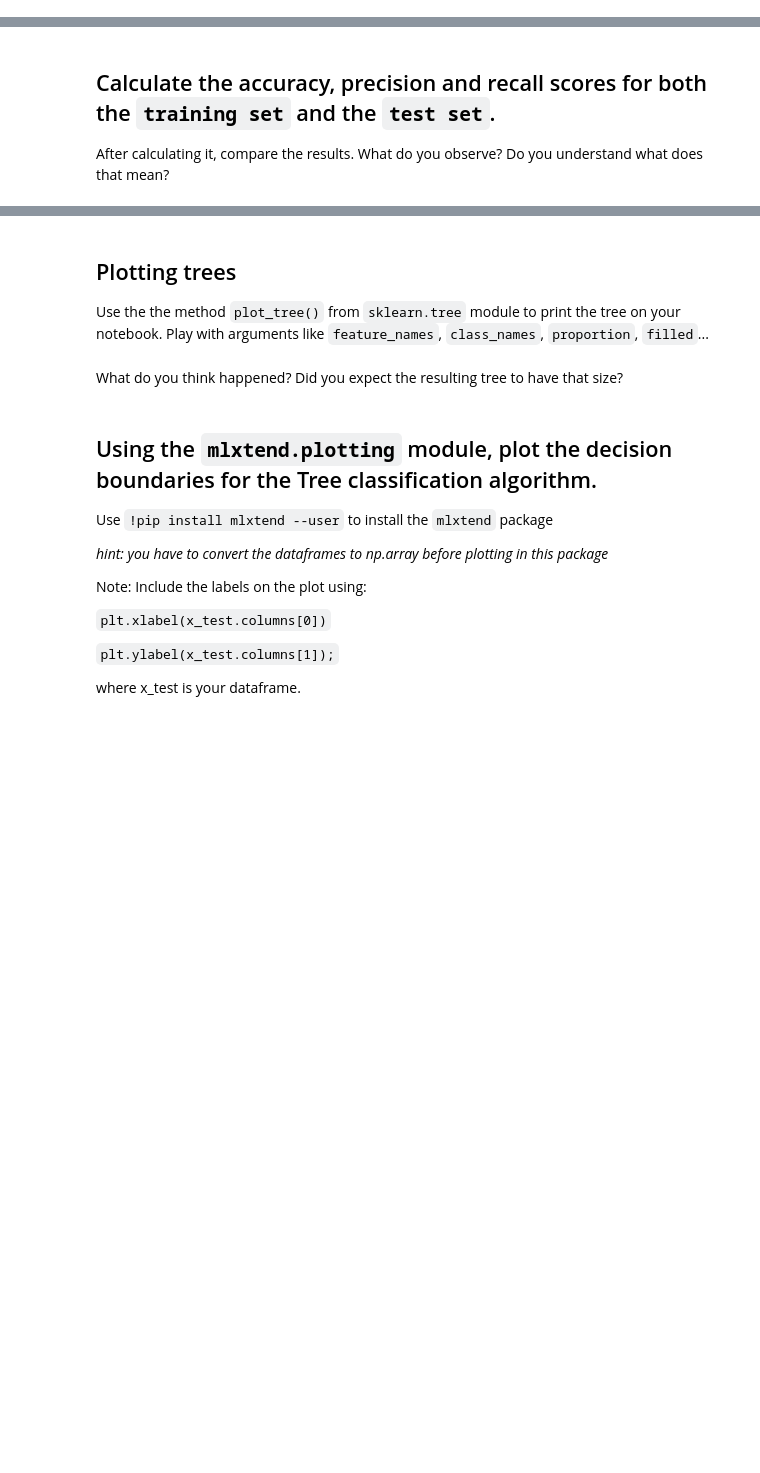
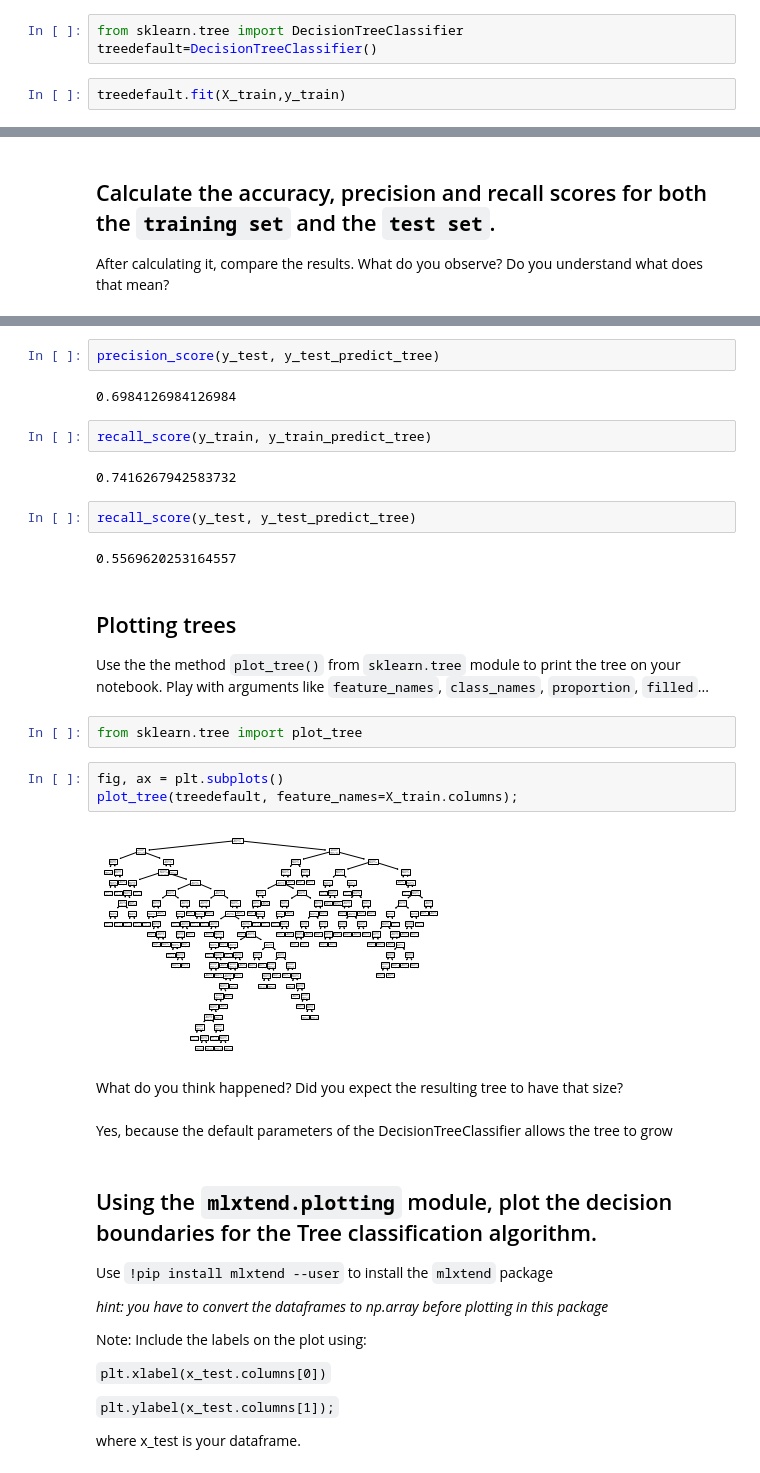
Before and after one commit to pedrodgn/ironhack, a Jupyter notebook: week8-MachineLearning/titanic-classification-lab.ipynb, the cells around one changed output, grey strips where cells are left out. Drawn from its saved outputs; the diff is of its cells as text; blank space fills up the shorter version.

```diff
--- a/week8-MachineLearning/titanic-classification-lab.ipynb
+++ b/week8-MachineLearning/titanic-classification-lab.ipynb
@@ -138,0 +138,5 @@ recall_score(y_train,y_pred_train)
+# %%
+from sklearn.tree import DecisionTreeClassifier
+treedefault=DecisionTreeClassifier()
+# %%
+treedefault.fit(X_train,y_train)
@@ -143,9 +170,30 @@ After calculating it, compare the results. What do you observe? Do you understan
+# %%
+precision_score(y_test, y_test_predict_tree)
+# %% [output]
+0.6984126984126984
+# %%
+recall_score(y_train, y_train_predict_tree)
+# %% [output]
+0.7416267942583732
+# %%
+recall_score(y_test, y_test_predict_tree)
+# %% [output]
+0.5569620253164557
 # %% [markdown]
 ## Plotting trees
 
 Use the the method `plot_tree()` from `sklearn.tree` module to print the tree on your notebook. Play with arguments like `feature_names`, `class_names`, `proportion`, `filled`...
+# %%
+from sklearn.tree import plot_tree
+# %%
+fig, ax = plt.subplots()
+plot_tree(treedefault, feature_names=X_train.columns);
+# %% [output]
+[figure, added]
 # %% [markdown]
 What do you think happened? Did you expect the resulting tree to have that size?
+# %% [markdown]
+Yes, because the default parameters of the DecisionTreeClassifier allows the tree to grow
 # %% [markdown]
 ## Using the `mlxtend.plotting` module, plot the decision boundaries for the Tree classification algorithm.
 
```
Also changed, not shown: parts of 42 cells of this notebook.
